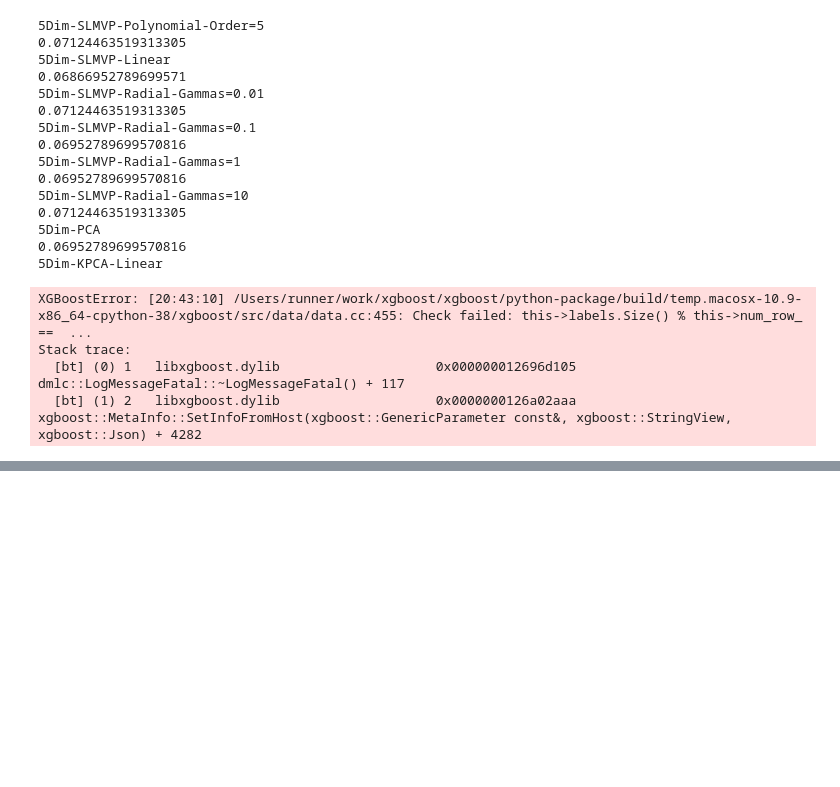
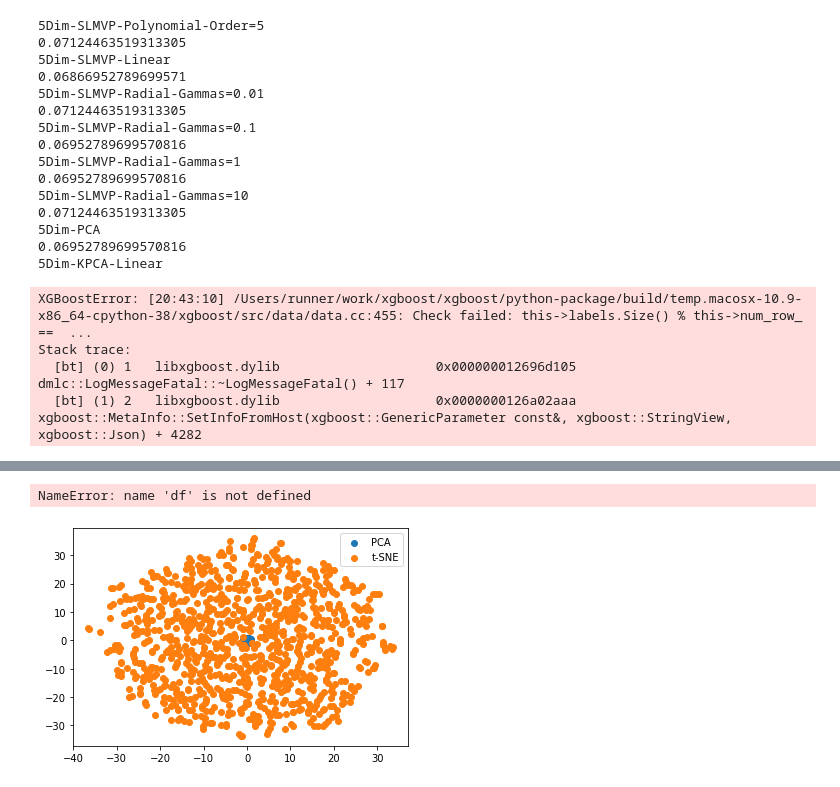
Before and after one commit to miguelangel43/Dimensionality-Reduction-Masters-Thesis, a Jupyter notebook: main.ipynb, the cells around one changed output, grey strips where cells are left out. Saved outputs shown, nothing was run; the diff lists cells and outputs as text; code cells hidden in the pictures; blank space fills up the shorter version.

```diff
--- a/main.ipynb
+++ b/main.ipynb
@@ -117,0 +328,5 @@ Stack trace:
+# %%
+train = data.train
+df_corr = df.corr().iloc[:len(self.X_train[0]), len(self.X_train[0]):]
+# %% [output]
+NameError: name 'df' is not defined
@@ -117,0 +340,27 @@ Stack trace:
+# %%
+import numpy as np
+
+# Generate a random dataset with 1000 samples and 10 features
+data = np.random.rand(1000, 10)
+
+# Add noise to the dataset
+noise = np.random.normal(0, 0.1, (1000, 10))
+data += noise
+# %%
+from sklearn.decomposition import PCA
+from sklearn.manifold import TSNE
+
+# Reduce the dimensionality of the dataset using PCA and t-SNE
+pca = PCA(n_components=2)
+tsne = TSNE(n_components=2, perplexity=30)
+pca_data = pca.fit_transform(data)
+tsne_data = tsne.fit_transform(data)
+
+# Plot the results
+import matplotlib.pyplot as plt
+plt.scatter(pca_data[:,0], pca_data[:,1], label='PCA')
+plt.scatter(tsne_data[:,0], tsne_data[:,1], label='t-SNE')
+plt.legend()
+plt.show()
+# %% [output]
+[figure, added]
```
Also changed, not shown: parts of 36 cells of this notebook, 1 other file.
